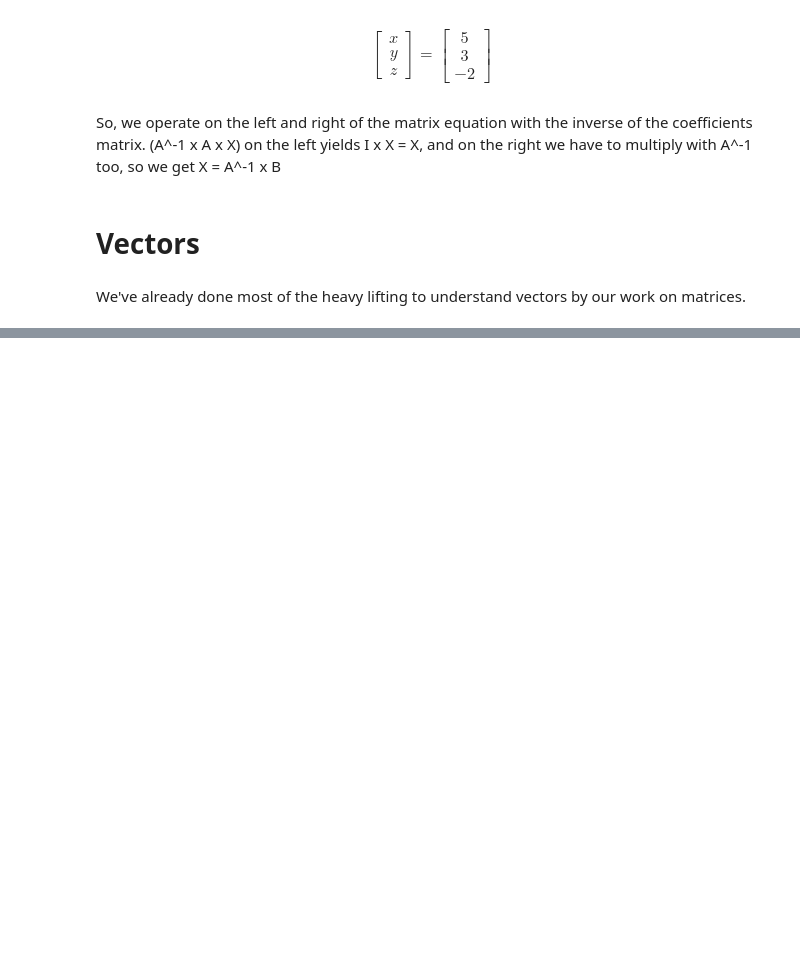
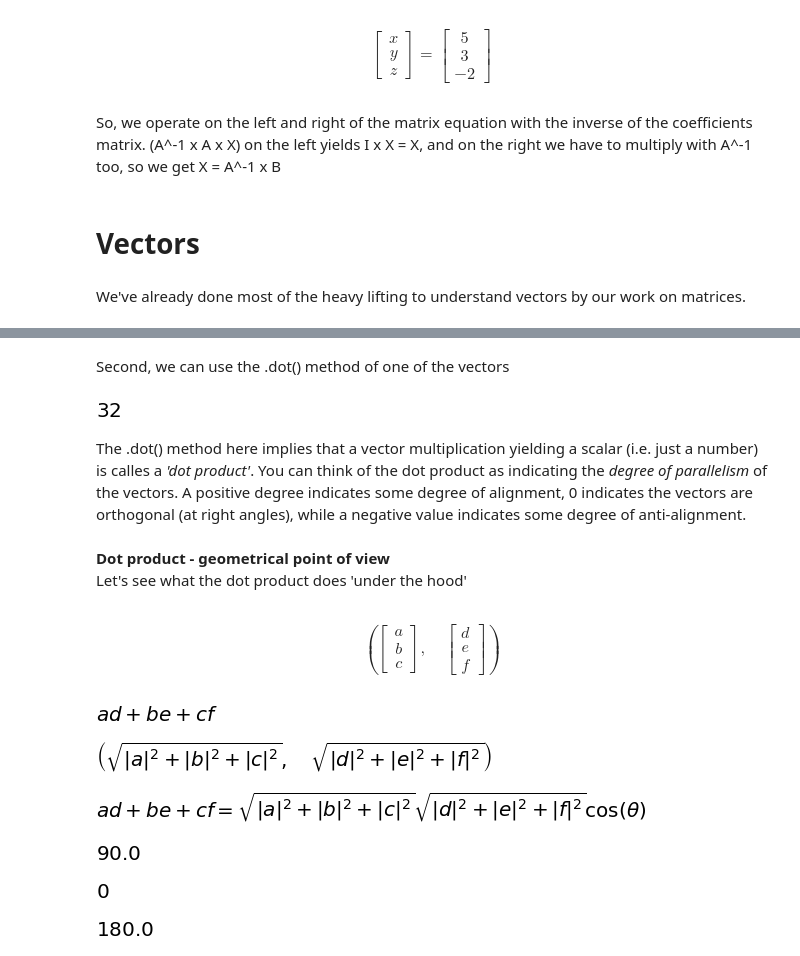
Before and after one commit to derekmiddlemiss/PythonMathsCodeAlong, a Jupyter notebook: Session 7 - Linear Algebra.ipynb, the cells around one changed output, grey strips where cells are left out. Saved outputs shown, nothing was run; the diff lists cells and outputs as text; code cells hidden in the pictures; blank space fills up the shorter version.

```diff
--- a/Session 7 - Linear Algebra.ipynb
+++ b/Session 7 - Linear Algebra.ipynb
@@ -292,0 +319,61 @@ NameError: name 'u' is not defined
+# %% [markdown]
+Second, we can use the .dot() method of one of the vectors
+# %%
+u.dot(v)
+# %% [output]
+[figure, added]
+# %% [markdown]
+The .dot() method here implies that a vector multiplication yielding a scalar (i.e. just a number) is calles a *'dot product'*. You can think of the dot product as indicating the *degree of parallelism* of the vectors. A positive degree indicates some degree of alignment, 0 indicates the vectors are orthogonal (at right angles), while a negative value indicates some degree of anti-alignment.
+# %% [markdown]
+**Dot product - geometrical point of view**<br>
+Let's see what the dot product does 'under the hood'
+# %%
+a, b, c, d, e, f, theta = symbols('a b c d e f theta')
+u = Matrix([[a], [b], [c]])
+v = Matrix([[d], [e], [f]])
+u, v
+# %% [output]
+$$\left ( \left[\begin{matrix}a\\b\\c\end{matrix}\right], \quad \left[\begin{matrix}d\\e\\f\end{matrix}\right]\right )$$
+# %%
+# What is the expression for the dot product in terms of elements?
+u.dot(v)
+# %% [output]
+[figure, added]
+# %%
+# What about the lengths of the vectors, also known as the magnitude (denoted |u|) or the L2-norm.
+u.norm(), v.norm()
+# %% [output]
+[figure, added]
+# %%
+# The geometrical interpretation
+from sympy import cos, acos, pi
+eq = Eq(u.dot(v), u.norm()*v.norm()*cos(theta))
+eq
+# %% [output]
+[figure, added]
+# %%
+# Let's set up two orthogonal vectors
+u = Matrix([[1],[0],[1]])
+v = Matrix([[0],[2],[0]])
+# angle in radians
+theta = acos( u.dot(v) / ( u.norm()*v.norm() ) )
+# convert to degrees
+(theta*180/pi).n()
+# %% [output]
+[figure, added]
+# %%
+# Two parallel vectors
+u = Matrix([[1],[1],[1]])
+v = Matrix([[2],[2],[2]])
+theta = acos( u.dot(v) / ( u.norm()*v.norm() ) )
+(theta*180/pi).n()
+# %% [output]
+[figure, added]
+# %%
+# Two anti-parallel vectors
+u = Matrix([[1],[1],[1]])
+v = Matrix([[-2],[-2],[-2]])
+theta = acos( u.dot(v) / ( u.norm()*v.norm() ) )
+(theta*180/pi).n()
+# %% [output]
+[figure, added]
```
Also changed, not shown: parts of 9 cells of this notebook, 4 other files.
